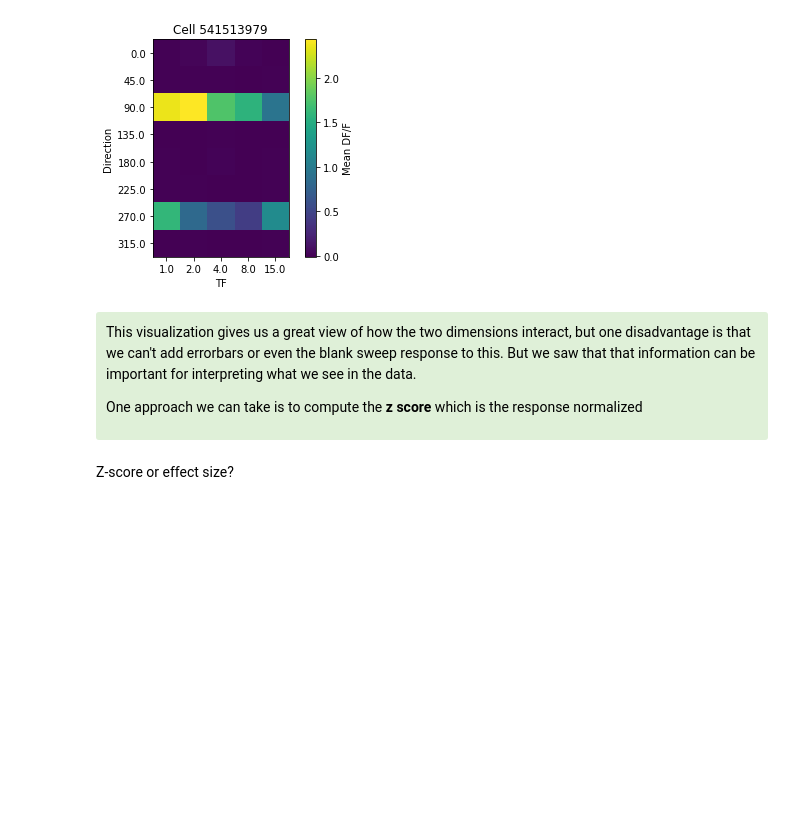
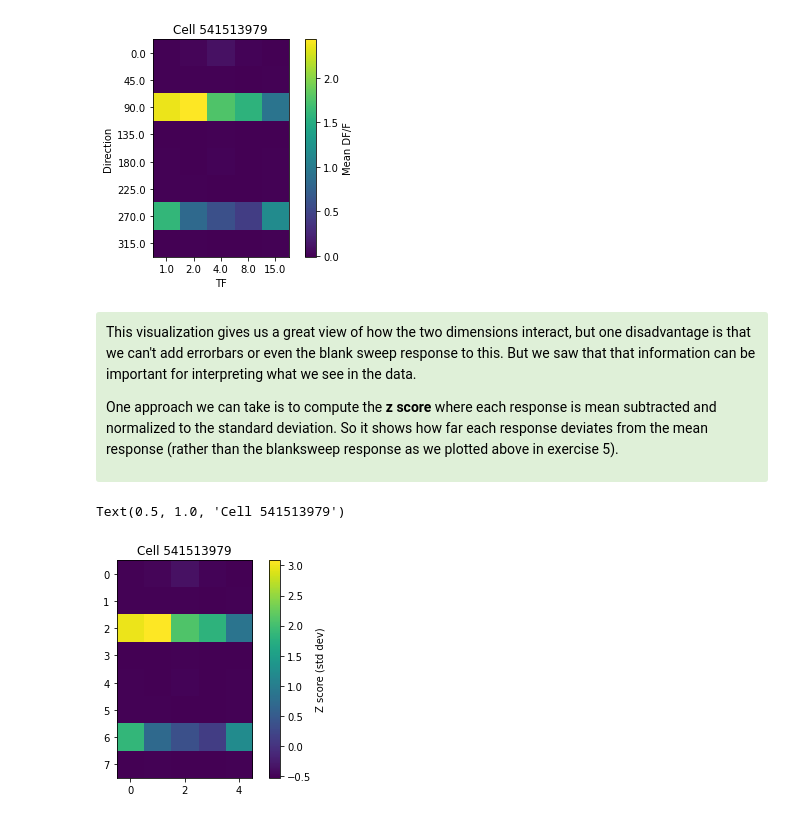
Before and after one commit to saskiad/vis_coding_lesson, a Jupyter notebook: code/2_Tuning curve.ipynb, the cells around one changed output. Saved outputs shown, nothing was run; the diff lists cells and outputs as text; code cells hidden in the pictures; blank space fills up the shorter version.

```diff
--- a/code/2_Tuning curve.ipynb
+++ b/code/2_Tuning curve.ipynb
@@ -364,7 +364,15 @@ plt.savefig("/results/Cell "+str(cell_id)+".jpg") #save the figure
 # %% [markdown]
 <div style="background: #DFF0D8; border-radius: 3px; padding: 10px;">
 <p>This visualization gives us a great view of how the two dimensions interact, but one disadvantage is that we can't add errorbars or even the blank sweep response to this. But we saw that that information can be important for interpreting what we see in the data.
-<p>One approach we can take is to compute the <b>z score</b> which is the response normalized
+<p>One approach we can take is to compute the <b>z score</b> where each response is mean subtracted and normalized to the standard deviation. So it shows how far each response deviates from the mean response (rather than the blanksweep response as we plotted above in exercise 5).
 </div>
-# %% [markdown]
-Z-score or effect size?
+# %%
+tuning_array_z = (tuning_array - tuning_array.mean())/tuning_array.std()
+# %%
+plt.imshow(tuning_array_z)
+cbar = plt.colorbar() #Add the colorbar so we know what the colors mean
+cbar.set_label("Z score (std dev)")
+plt.title("Cell "+str(cell_id)) #Add a title so we know what the plot is of
+# %% [output]
+Text(0.5, 1.0, 'Cell 541513979')
+[figure, added]
```
Also changed, not shown: 1 other file.
